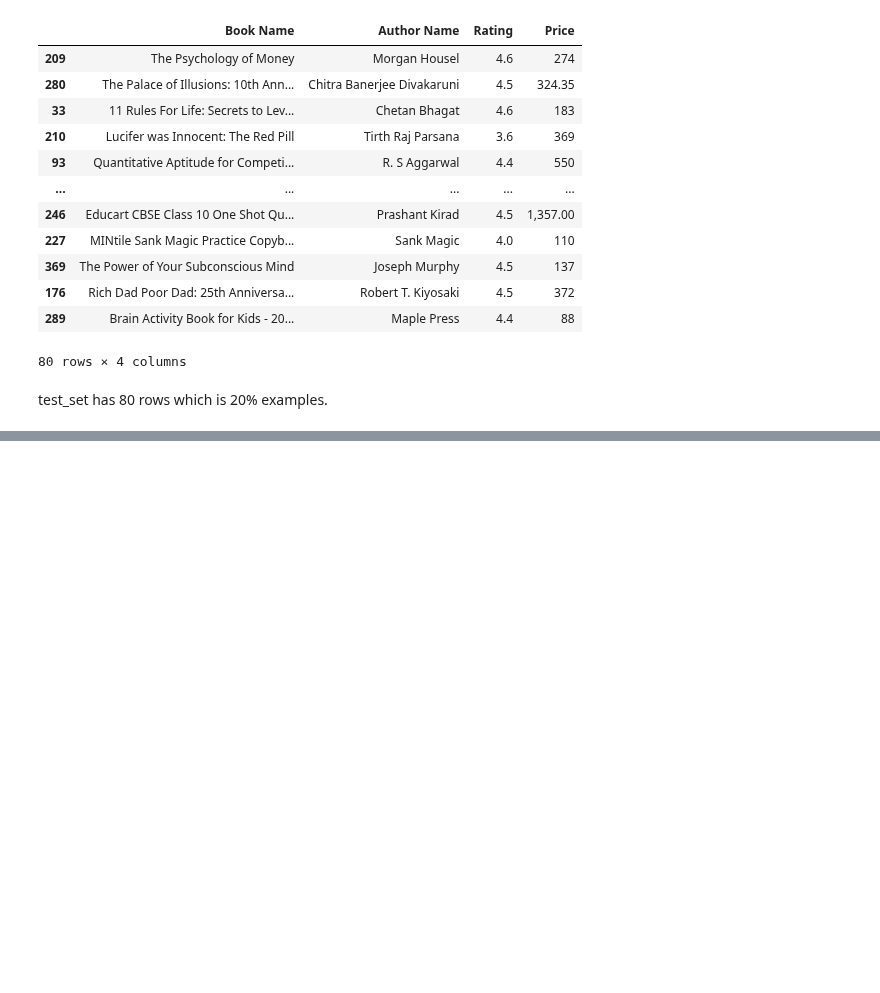
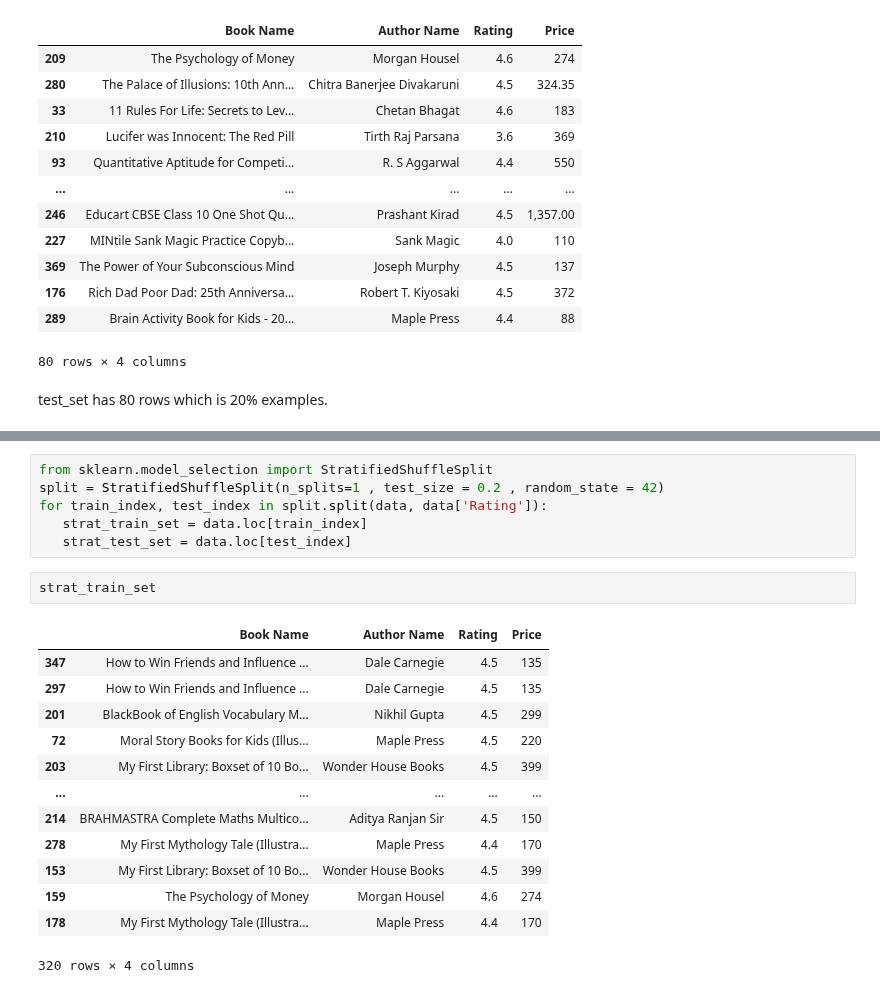
Before and after one commit to ayushi-006/Machine-Learning, a Jupyter notebook: Amazon_dataset.ipynb, the cells around one changed output, grey strips where cells are left out. Saved outputs shown, nothing was run; the diff lists cells and outputs as text; blank space fills up the shorter version.

```diff
--- a/Amazon_dataset.ipynb
+++ b/Amazon_dataset.ipynb
@@ -127,0 +137,22 @@ may not be  uniform in random sampling hence it would affect the test dataset  b
+# %%
+from sklearn.model_selection import StratifiedShuffleSplit
+split = StratifiedShuffleSplit(n_splits=1 , test_size = 0.2 , random_state = 42)
+for train_index, test_index in split.split(data, data['Rating']):
+   strat_train_set = data.loc[train_index]
+   strat_test_set = data.loc[test_index]
+# %%
+strat_train_set
+# %% [output]
+|  | Book Name | Author Name | Rating | Price |
+| 347 | How to Win Friends and Influence ... | Dale Carnegie | 4.5 | 135 |
+| 297 | How to Win Friends and Influence ... | Dale Carnegie | 4.5 | 135 |
+| 201 | BlackBook of English Vocabulary M... | Nikhil Gupta | 4.5 | 299 |
+| 72 | Moral Story Books for Kids (Illus... | Maple Press | 4.5 | 220 |
+| 203 | My First Library: Boxset of 10 Bo... | Wonder House Books | 4.5 | 399 |
+| ... | ... | ... | ... | ... |
+| 214 | BRAHMASTRA Complete Maths Multico... | Aditya Ranjan Sir | 4.5 | 150 |
+| 278 | My First Mythology Tale (Illustra... | Maple Press | 4.4 | 170 |
+| 153 | My First Library: Boxset of 10 Bo... | Wonder House Books | 4.5 | 399 |
+| 159 | The Psychology of Money | Morgan Housel | 4.6 | 274 |
+| 178 | My First Mythology Tale (Illustra... | Maple Press | 4.4 | 170 |
+320 rows × 4 columns
```
Also changed, not shown: parts of 4 cells of this notebook.
